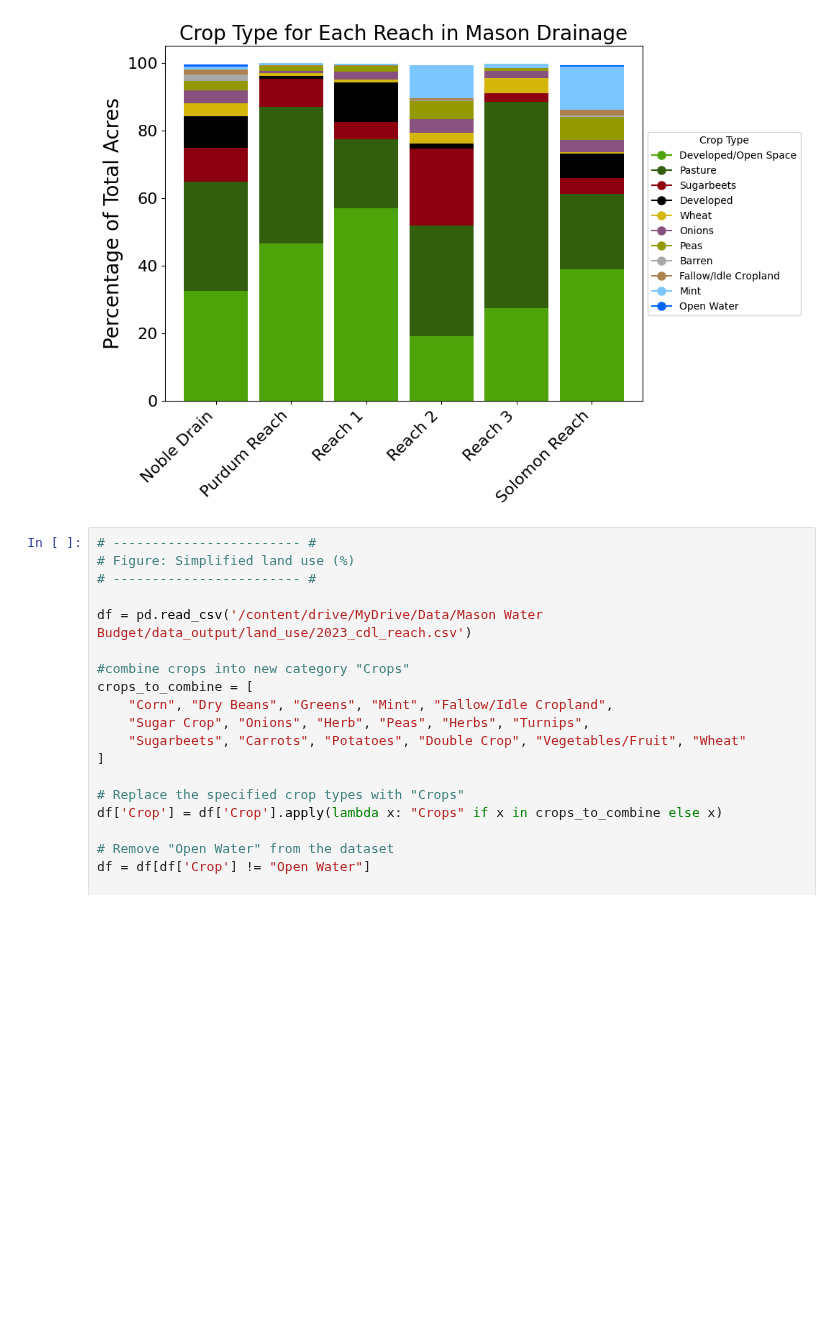
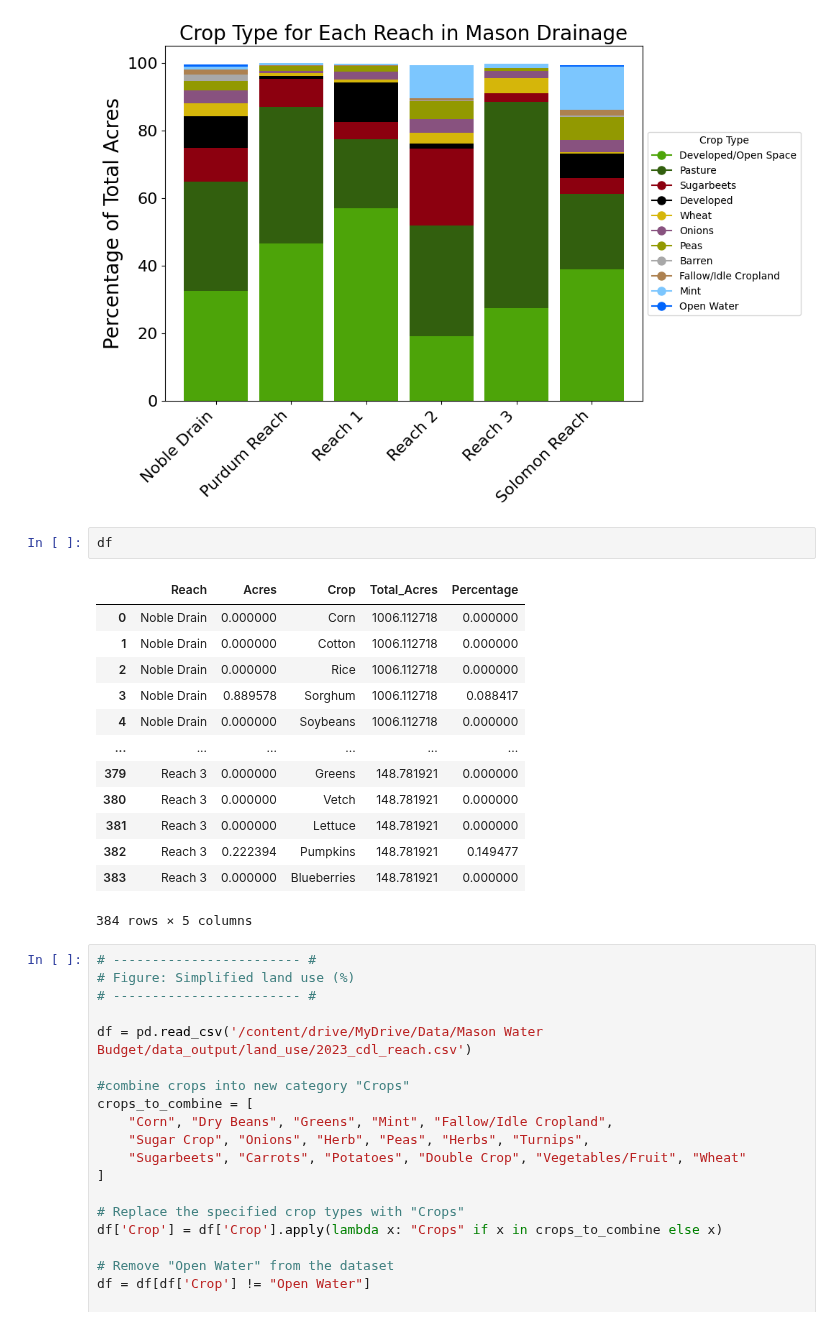
Before and after one commit to carlibeisel/mason_water_budget, a Jupyter notebook: reach_croptype.ipynb, the cells around one changed output. Drawn from its saved outputs; the diff is of its cells as text; blank space fills up the shorter version.

```diff
--- a/reach_croptype.ipynb
+++ b/reach_croptype.ipynb
@@ -544,6 +521,22 @@ plt.savefig('/content/drive/MyDrive/Data/Mason Water Budget/data_output/land_use
 plt.close()
 # %% [output]
 [figure]
+# %%
+df
+# %% [output]
+|  | Reach | Acres | Crop | Total_Acres | Percentage |
+| 0 | Noble Drain | 0.000000 | Corn | 1006.112718 | 0.000000 |
+| 1 | Noble Drain | 0.000000 | Cotton | 1006.112718 | 0.000000 |
+| 2 | Noble Drain | 0.000000 | Rice | 1006.112718 | 0.000000 |
+| 3 | Noble Drain | 0.889578 | Sorghum | 1006.112718 | 0.088417 |
+| 4 | Noble Drain | 0.000000 | Soybeans | 1006.112718 | 0.000000 |
+| ... | ... | ... | ... | ... | ... |
+| 379 | Reach 3 | 0.000000 | Greens | 148.781921 | 0.000000 |
+| 380 | Reach 3 | 0.000000 | Vetch | 148.781921 | 0.000000 |
+| 381 | Reach 3 | 0.000000 | Lettuce | 148.781921 | 0.000000 |
+| 382 | Reach 3 | 0.222394 | Pumpkins | 148.781921 | 0.149477 |
+| 383 | Reach 3 | 0.000000 | Blueberries | 148.781921 | 0.000000 |
+384 rows × 5 columns
 # %%
 # ------------------------ #
 # Figure: Simplified land use (%)
```
Also changed, not shown: parts of 3 cells of this notebook.
